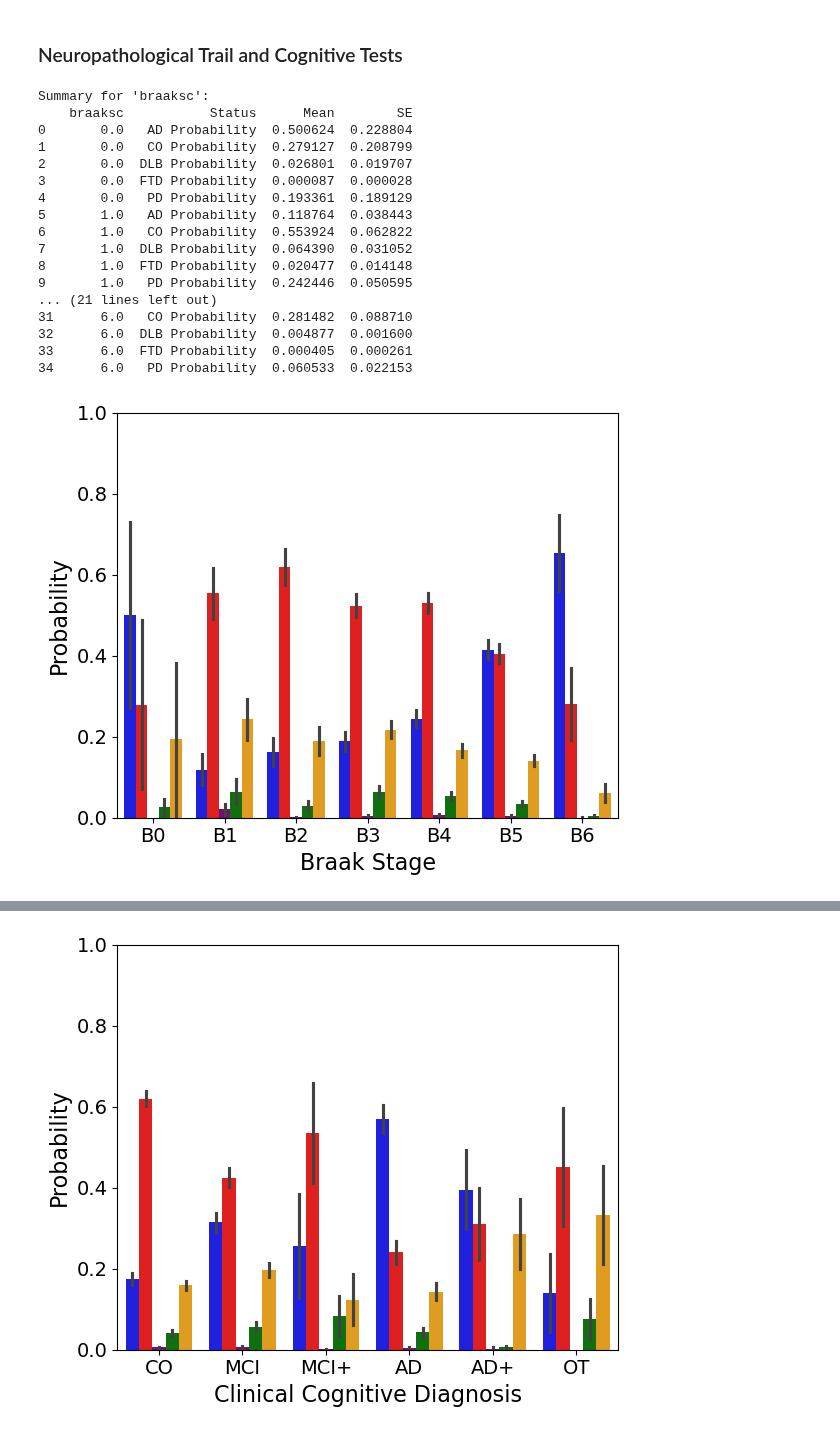
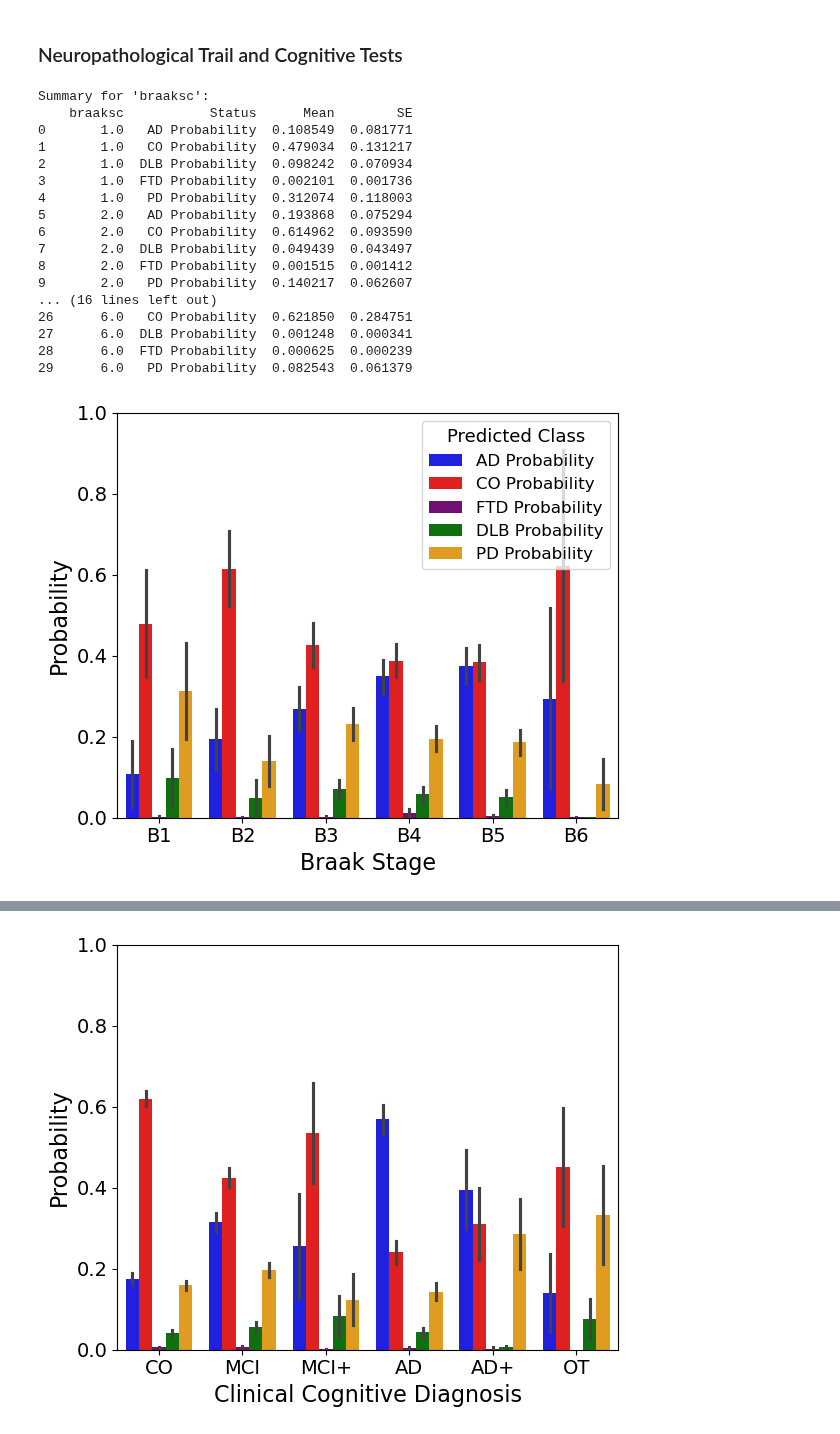
Before and after one commit to YingXu001/CSF_Plasma_Proteomics_AI_Classifier, a Jupyter notebook: ROSMAP_Neuro_Correlation_PUB.ipynb, the cells around one changed output, grey strips where cells are left out. Saved outputs shown, nothing was run; the diff lists cells and outputs as text; code cells hidden in the pictures.

```diff
--- a/ROSMAP_Neuro_Correlation_PUB.ipynb
+++ b/ROSMAP_Neuro_Correlation_PUB.ipynb
@@ -58,8 +69,8 @@ categorical_features_longs = ['braaksc']
 # categorical_features_longs = ['niareagansc']
 
 # Filter samples if needed (e.g., only MCI); here all samples are used
-# basic_mci = basic[basic['Status_at_draw'] == 'MCI']
-basic_mci = basic.copy()
+basic_mci = basic[basic['Status_at_draw'] == 'MCI'].copy()
+# basic_mci = basic.copy()
 
 # Loop through each categorical variable
 for cat_var in categorical_features_longs:
@@ -92,51 +103,51 @@ for cat_var in categorical_features_longs:
     # Define the plotting order for the x-axis
     plot_data_melted[cat_var] = 'B' + plot_data_melted[cat_var].astype(int).astype(str)
     order = sorted(plot_data_melted[cat_var].unique(), key=lambda x: int(x[1:]))
     # order = sorted(plot_data_melted[cat_var].unique())
 
     # Create the barplot
     plt.figure(figsize=(6, 5))
     sns.barplot(
         data=plot_data_melted,
         x=cat_var,
         y='Probability',
         hue='Status',
         palette=palette,
         errorbar='se',
         estimator='mean',
         order=order
     )
 
     # Format the plot
     plt.xticks(fontsize=14)
     plt.yticks(fontsize=14)
     plt.xlabel('Braak Stage', size=16)  # You can adjust label for other variables
     plt.ylabel('Probability', size=16)
     plt.ylim(0, 1)
-    # plt.legend(title='Predicted Class', loc='upper right', fontsize=12, title_fontsize=13)
-    plt.legend([],[], frameon=False)
+    plt.legend(title='Predicted Class', loc='upper right', fontsize=12, title_fontsize=13)
+    # plt.legend([],[], frameon=False)
     # plt.title(f'ROSMAP: {cat_var}', fontsize=15, fontweight='bold')
     plt.tight_layout()
     plt.show()
 # %% [output]
 Summary for 'braaksc':
     braaksc           Status      Mean        SE
-0       0.0   AD Probability  0.500624  0.228804
-1       0.0   CO Probability  0.279127  0.208799
-2       0.0  DLB Probability  0.026801  0.019707
-3       0.0  FTD Probability  0.000087  0.000028
-4       0.0   PD Probability  0.193361  0.189129
-5       1.0   AD Probability  0.118764  0.038443
-6       1.0   CO Probability  0.553924  0.062822
-7       1.0  DLB Probability  0.064390  0.031052
-8       1.0  FTD Probability  0.020477  0.014148
-9       1.0   PD Probability  0.242446  0.050595
-... (21 lines left out)
-31      6.0   CO Probability  0.281482  0.088710
-32      6.0  DLB Probability  0.004877  0.001600
-33      6.0  FTD Probability  0.000405  0.000261
-34      6.0   PD Probability  0.060533  0.022153
+0       1.0   AD Probability  0.108549  0.081771
+1       1.0   CO Probability  0.479034  0.131217
+2       1.0  DLB Probability  0.098242  0.070934
+3       1.0  FTD Probability  0.002101  0.001736
+4       1.0   PD Probability  0.312074  0.118003
+5       2.0   AD Probability  0.193868  0.075294
+6       2.0   CO Probability  0.614962  0.093590
+7       2.0  DLB Probability  0.049439  0.043497
+8       2.0  FTD Probability  0.001515  0.001412
+9       2.0   PD Probability  0.140217  0.062607
+... (16 lines left out)
+26      6.0   CO Probability  0.621850  0.284751
+27      6.0  DLB Probability  0.001248  0.000341
+28      6.0  FTD Probability  0.000625  0.000239
+29      6.0   PD Probability  0.082543  0.061379
-[figure, old version]
+[figure, new version]
 # %%
 import pandas as pd
 import matplotlib.pyplot as plt
```
Also changed, not shown: parts of 10 cells of this notebook.
